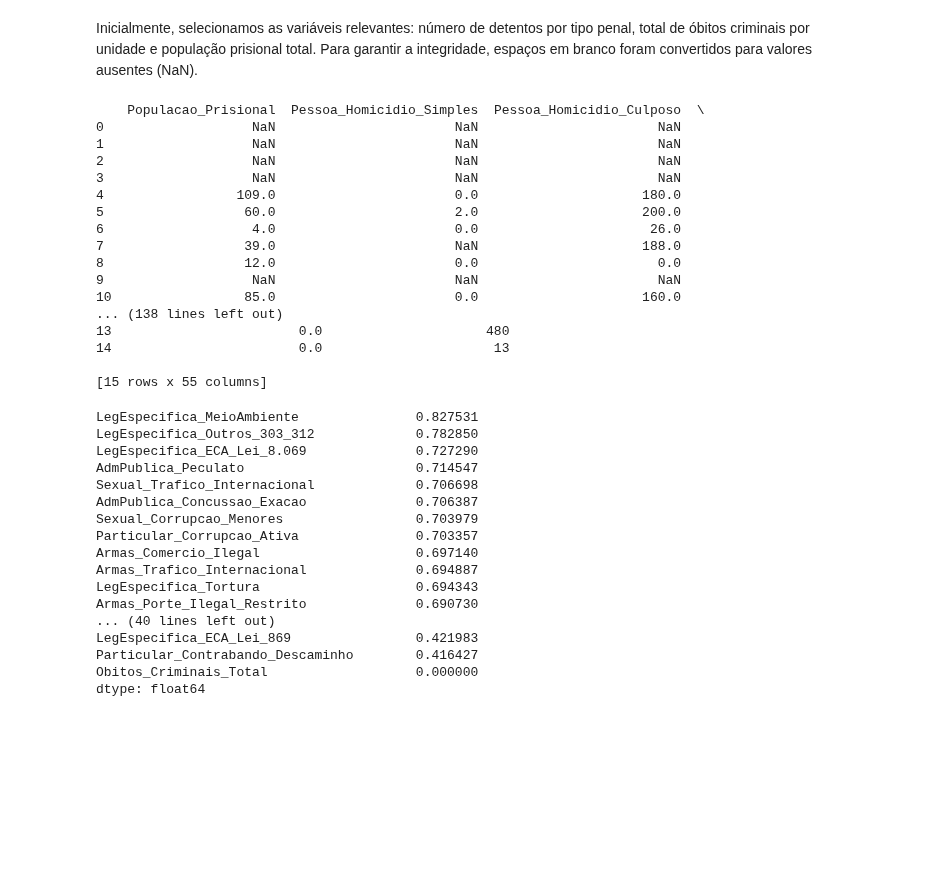
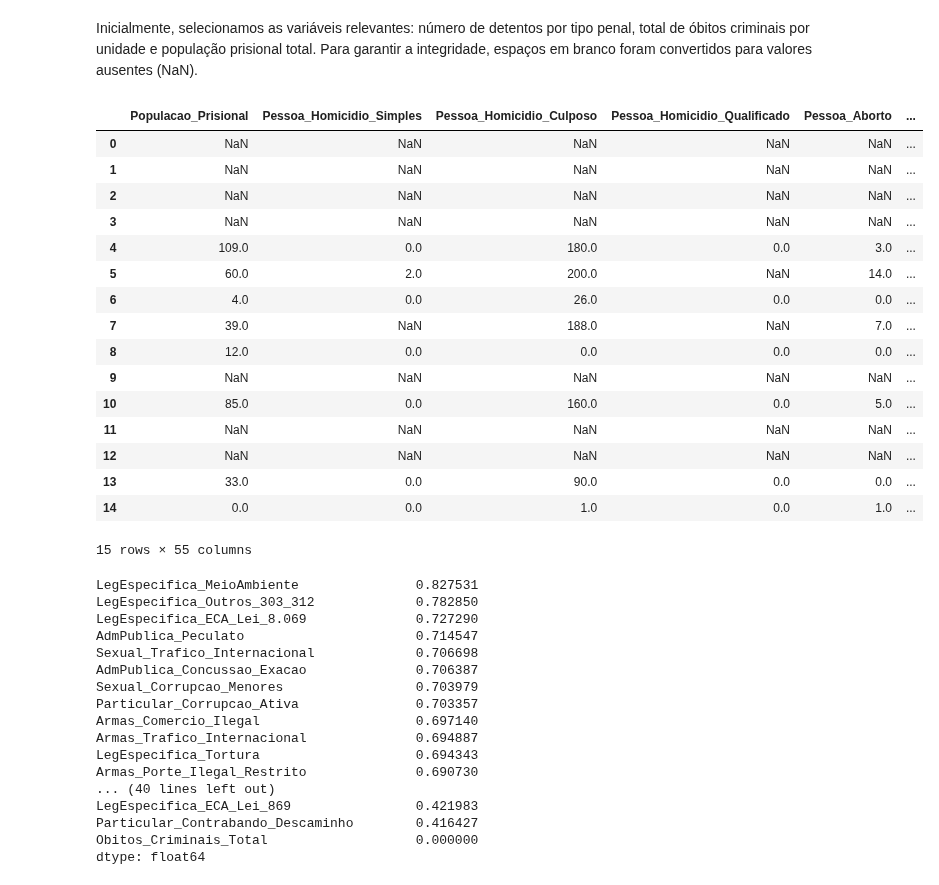
Before and after one commit to Caio-Brega/introducao-ciencia-dos-dados, a Jupyter notebook: TP_ICD.ipynb, the cells around one changed output. Saved outputs shown, nothing was run; the diff lists cells and outputs as text; code cells hidden in the pictures; blank space fills up the shorter version.

```diff
--- a/TP_ICD.ipynb
+++ b/TP_ICD.ipynb
@@ -906,25 +911,25 @@ dados_filtrados4_renomeados.columns = [
     'Obitos_Criminais_Total'
 ]
 # %%
-print(dados_filtrados4_renomeados.head(15))
+dados_filtrados4_renomeados.head(15)
 # %% [output]
+|  | Populacao_Prisional | Pessoa_Homicidio_Simples | Pessoa_Homicidio_Culposo | Pessoa_Homicidio_Qualificado | Pessoa_Aborto | ... |
+| 0 | NaN | NaN | NaN | NaN | NaN | ... |
+| 1 | NaN | NaN | NaN | NaN | NaN | ... |
+| 2 | NaN | NaN | NaN | NaN | NaN | ... |
+| 3 | NaN | NaN | NaN | NaN | NaN | ... |
+| 4 | 109.0 | 0.0 | 180.0 | 0.0 | 3.0 | ... |
+| 5 | 60.0 | 2.0 | 200.0 | NaN | 14.0 | ... |
+| 6 | 4.0 | 0.0 | 26.0 | 0.0 | 0.0 | ... |
+| 7 | 39.0 | NaN | 188.0 | NaN | 7.0 | ... |
+| 8 | 12.0 | 0.0 | 0.0 | 0.0 | 0.0 | ... |
+| 9 | NaN | NaN | NaN | NaN | NaN | ... |
+| 10 | 85.0 | 0.0 | 160.0 | 0.0 | 5.0 | ... |
+| 11 | NaN | NaN | NaN | NaN | NaN | ... |
+| 12 | NaN | NaN | NaN | NaN | NaN | ... |
+| 13 | 33.0 | 0.0 | 90.0 | 0.0 | 0.0 | ... |
+| 14 | 0.0 | 0.0 | 1.0 | 0.0 | 1.0 | ... |
-    Populacao_Prisional  Pessoa_Homicidio_Simples  Pessoa_Homicidio_Culposo  \
-0                   NaN                       NaN                       NaN
-1                   NaN                       NaN                       NaN
-2                   NaN                       NaN                       NaN
-3                   NaN                       NaN                       NaN
-4                 109.0                       0.0                     180.0
-5                  60.0                       2.0                     200.0
-6                   4.0                       0.0                      26.0
-7                  39.0                       NaN                     188.0
-8                  12.0                       0.0                       0.0
-9                   NaN                       NaN                       NaN
-10                 85.0                       0.0                     160.0
-... (138 lines left out)
-13                        0.0                     480
-14                        0.0                      13
-
-[15 rows x 55 columns]
+15 rows × 55 columns
 # %%
 # Calcula a porcentagem de valores NaN em cada coluna
 nan_percent = dados_filtrados4_renomeados.isna().mean()
```
Also changed, not shown: parts of 26 cells of this notebook.
